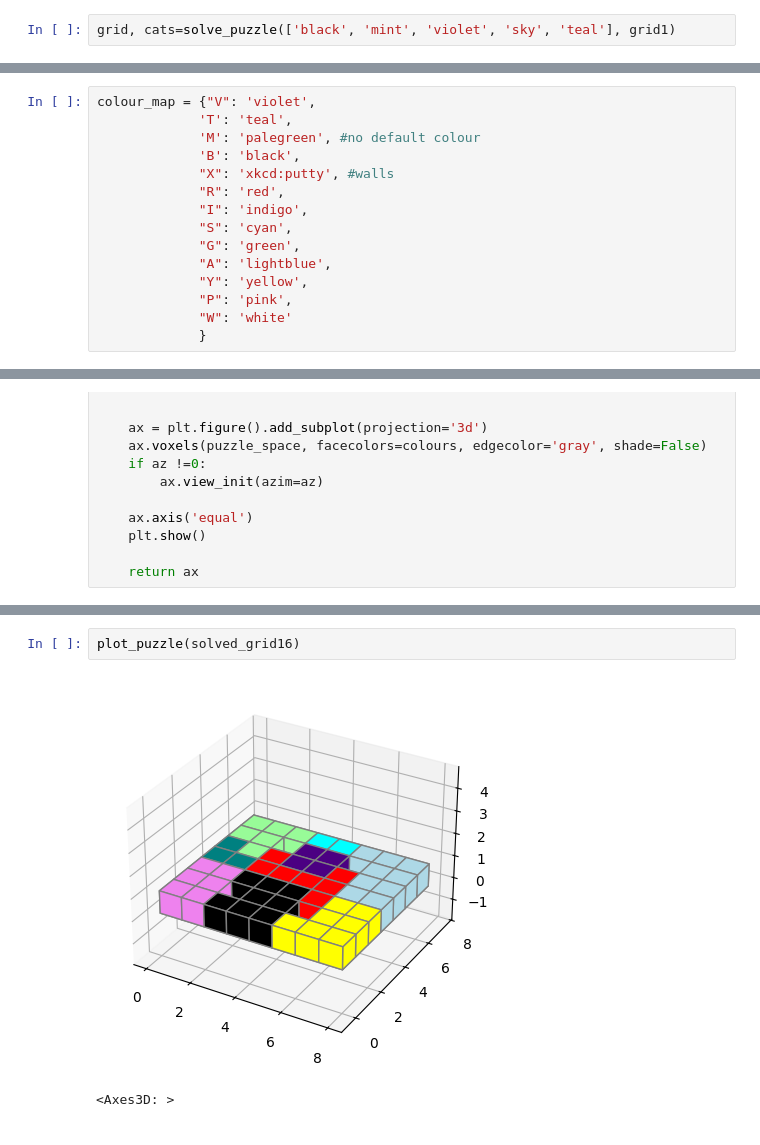
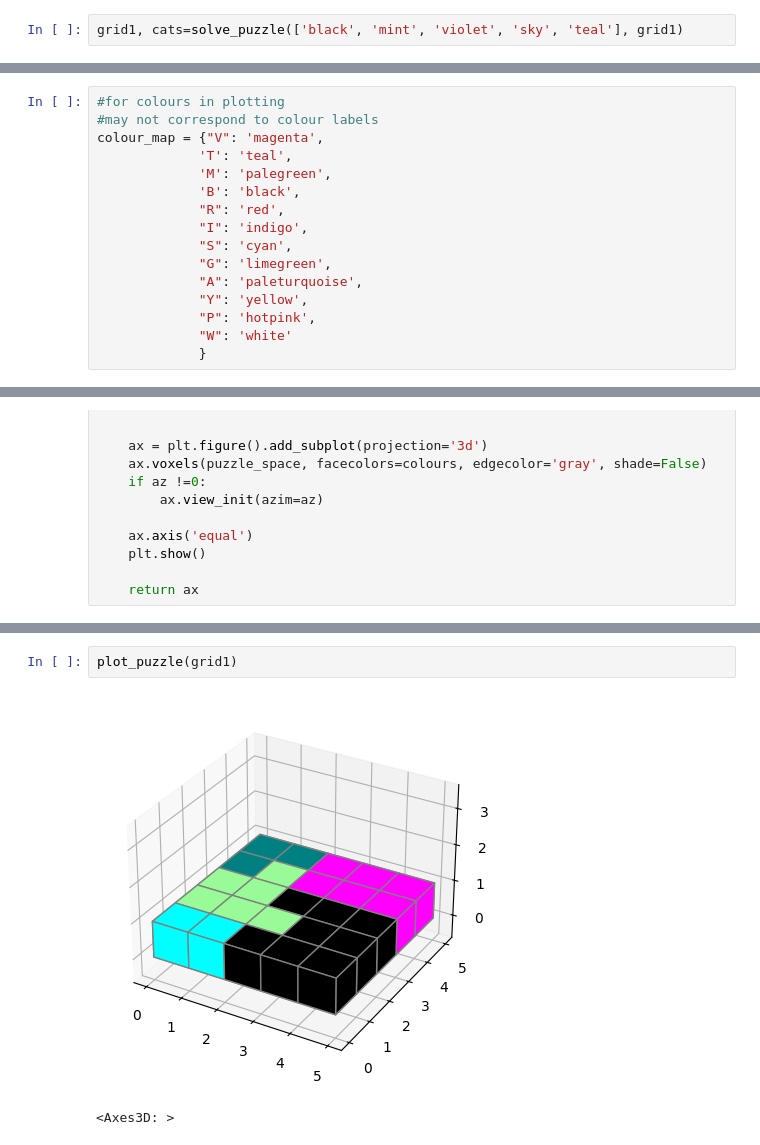
Before and after one commit to pdornian/cat_stax_solver, a Jupyter notebook: sandbox.ipynb, the cells around one changed output, grey strips where cells are left out. Saved outputs shown, nothing was run; the diff lists cells and outputs as text.

```diff
--- a/sandbox.ipynb
+++ b/sandbox.ipynb
@@ -3,7 +3,7 @@ import matplotlib.pyplot as plt
 import numpy as np
 from cat_stax import grid1, init_puzzle_grid, solve_puzzle
 # %%
-grid, cats=solve_puzzle(['black', 'mint', 'violet', 'sky', 'teal'], grid1)
+grid1, cats=solve_puzzle(['black', 'mint', 'violet', 'sky', 'teal'], grid1)
 # %% [output]
 [['S' 'M' 'M' 'T' 'T']
  ['S' 'M' 'M' 'M' 'T']
@@ -56,18 +56,19 @@ grid, cats = solve_puzzle(['black',
  ['Y' 'Y' 'Y' 'A' 'A' 'A' 'A']
  ['Y' 'Y' 'Y' 'A' 'A' 'A' 'A']]
 # %%
-colour_map = {"V": 'violet',
+#for colours in plotting
+#may not correspond to colour labels
+colour_map = {"V": 'magenta',
              'T': 'teal',
-             'M': 'palegreen', #no default colour
+             'M': 'palegreen',
              'B': 'black',
-             "X": 'xkcd:putty', #walls
              "R": 'red',
              "I": 'indigo',
              "S": 'cyan',
-             "G": 'green',
-             "A": 'lightblue',
+             "G": 'limegreen',
+             "A": 'paleturquoise',
              "Y": 'yellow',
-             "P": 'pink',
+             "P": 'hotpink',
              "W": 'white'
              }
 # %%
@@ -134,5 +106,5 @@ plot_puzzle(solved_grid16, az=135)
 # %%
-plot_puzzle(solved_grid16)
+plot_puzzle(grid1)
 # %% [output]
-[figure, old version]
+[figure, new version]
 <Axes3D: >
```
Also changed, not shown: parts of 7 cells of this notebook, 2 other files.
